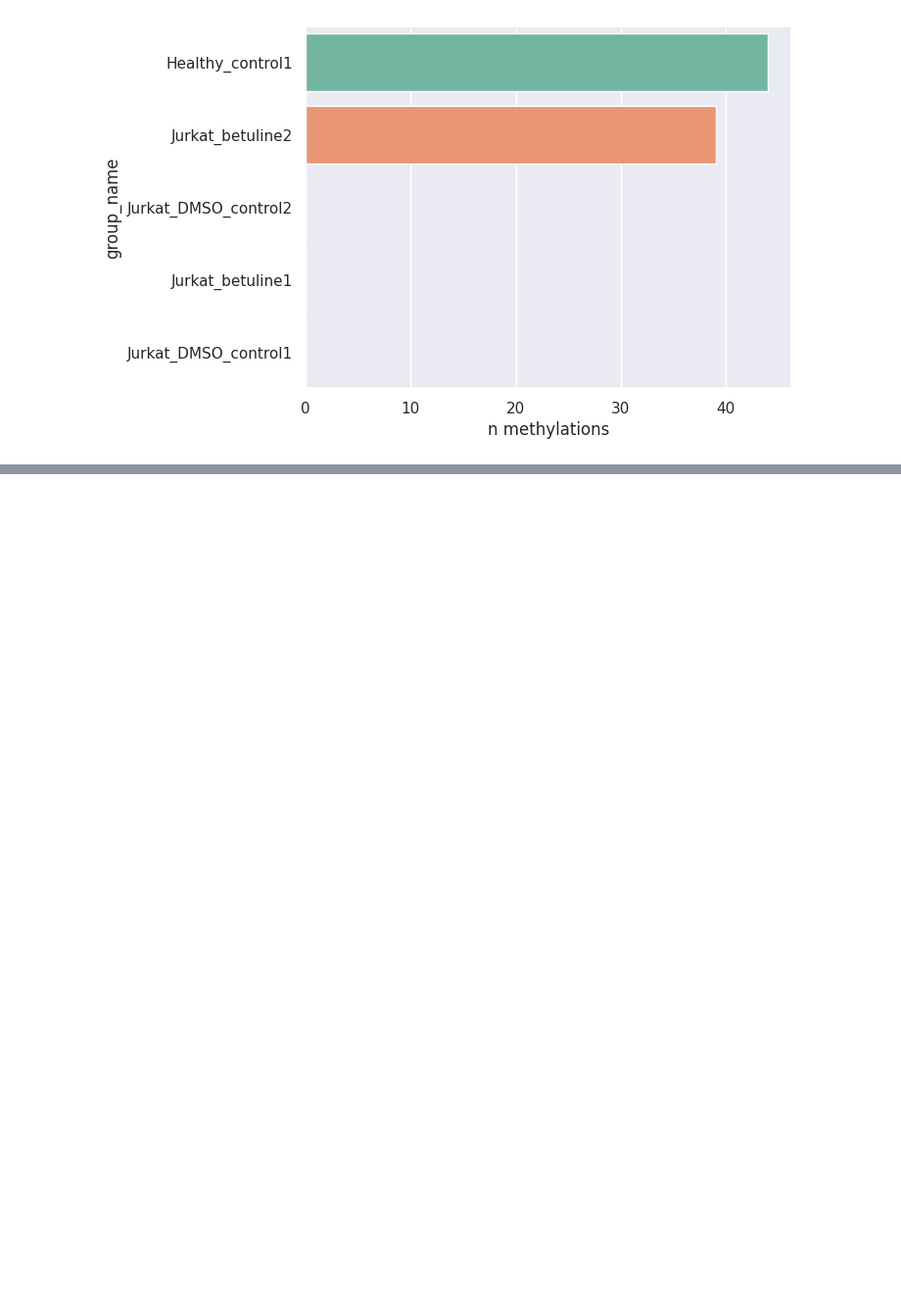
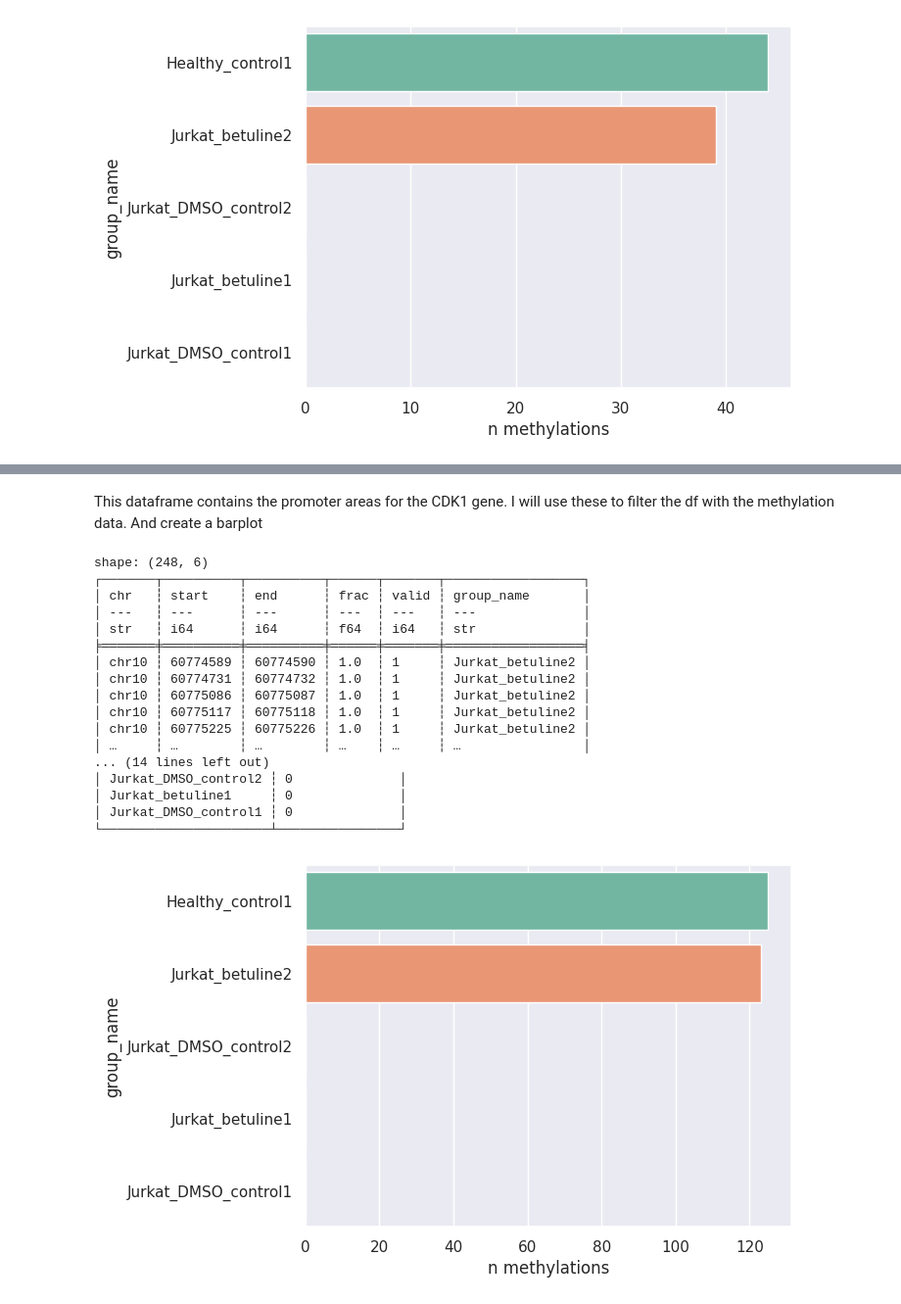
Before and after one commit to RamonReilman/app_methylation, a Jupyter notebook: logs/logbook.ipynb, the cells around one changed output, grey strips where cells are left out. Shown at 98% size. Cells and saved outputs as stored; diff of their text form; code cells hidden in the pictures; blank space fills up the shorter version.

```diff
--- a/logs/logbook.ipynb
+++ b/logs/logbook.ipynb
@@ -179,0 +418,3 @@ plt.show()
+# %%
+chrome_mapping = pl.from_pandas(pd.read_csv("/homes/rreilman/jaar2/chromosome_mapping.csv", delimiter="\t"))
+print(chrome_mapping)
@@ -179,0 +474,3 @@ plt.show()
+# %%
+annotated_bed_file = annotate_bed(bed_df, gbff_gene_df_updated)
+print(annotated_bed_file)
@@ -179,0 +498,11 @@ plt.show()
+# %%
+def get_gene_info(genes_list: list[str], annotated_bed_df):
+    df_wanted = annotated_bed_df.with_columns(
+        pl.col("gene_name").list.eval(
+            pl.element().filter(pl.element().is_in(genes_list))
+        )
+
+    ).filter(pl.col("gene_name").list.len() > 0 )
+    return df_wanted
+df_cdk1 = get_gene_info(["CDK1"], annotated_bed_file)
+print(df_cdk1)
@@ -179,0 +519,47 @@ plt.show()
+# %% [markdown]
+This dataframe contains the promoter areas for the CDK1 gene.
+I will use these to filter the df with the methylation data. And create a barplot
+# %%
+methylation_cdk1 = (df
+                    .filter((pl.col("chr").is_in(df_cdk1.select("chr"))) &
+                            (pl.col("start") >= df_cdk1.select("start").to_numpy()[0]) &
+                            (pl.col("end") <= df_cdk1.select("end").to_numpy()[0])))
+print(methylation_cdk1)
+
+
+
+test_agg2: pl.DataFrame = (
+    methylation_cdk1
+    .select(["group_name", "frac"])
+    .group_by("group_name")
+    .agg([pl.len().alias("n methylations")])
+    .join(all_groups, on="group_name", how="full")
+    .with_columns(pl.col("group_name").fill_null(pl.col("group_name_right")))
+    .drop("group_name_right")
+    .fill_null(0)
+)
+print(test_agg2.head())
+
+sns.barplot(data = test_agg2.sort("n methylations", descending=True),
+            y = "group_name", x = "n methylations",
+            hue="group_name", palette="Set2")
+plt.show()
+# %% [output]
+shape: (248, 6)
+┌───────┬──────────┬──────────┬──────┬───────┬──────────────────┐
+│ chr   ┆ start    ┆ end      ┆ frac ┆ valid ┆ group_name       │
+│ ---   ┆ ---      ┆ ---      ┆ ---  ┆ ---   ┆ ---              │
+│ str   ┆ i64      ┆ i64      ┆ f64  ┆ i64   ┆ str              │
+╞═══════╪══════════╪══════════╪══════╪═══════╪══════════════════╡
+│ chr10 ┆ 60774589 ┆ 60774590 ┆ 1.0  ┆ 1     ┆ Jurkat_betuline2 │
+│ chr10 ┆ 60774731 ┆ 60774732 ┆ 1.0  ┆ 1     ┆ Jurkat_betuline2 │
+│ chr10 ┆ 60775086 ┆ 60775087 ┆ 1.0  ┆ 1     ┆ Jurkat_betuline2 │
+│ chr10 ┆ 60775117 ┆ 60775118 ┆ 1.0  ┆ 1     ┆ Jurkat_betuline2 │
+│ chr10 ┆ 60775225 ┆ 60775226 ┆ 1.0  ┆ 1     ┆ Jurkat_betuline2 │
+│ …     ┆ …        ┆ …        ┆ …    ┆ …     ┆ …                │
+... (14 lines left out)
+│ Jurkat_DMSO_control2 ┆ 0              │
+│ Jurkat_betuline1     ┆ 0              │
+│ Jurkat_DMSO_control1 ┆ 0              │
+└──────────────────────┴────────────────┘
+[figure, added]
```
Also changed, not shown: parts of 37 cells of this notebook, 2 other files.
